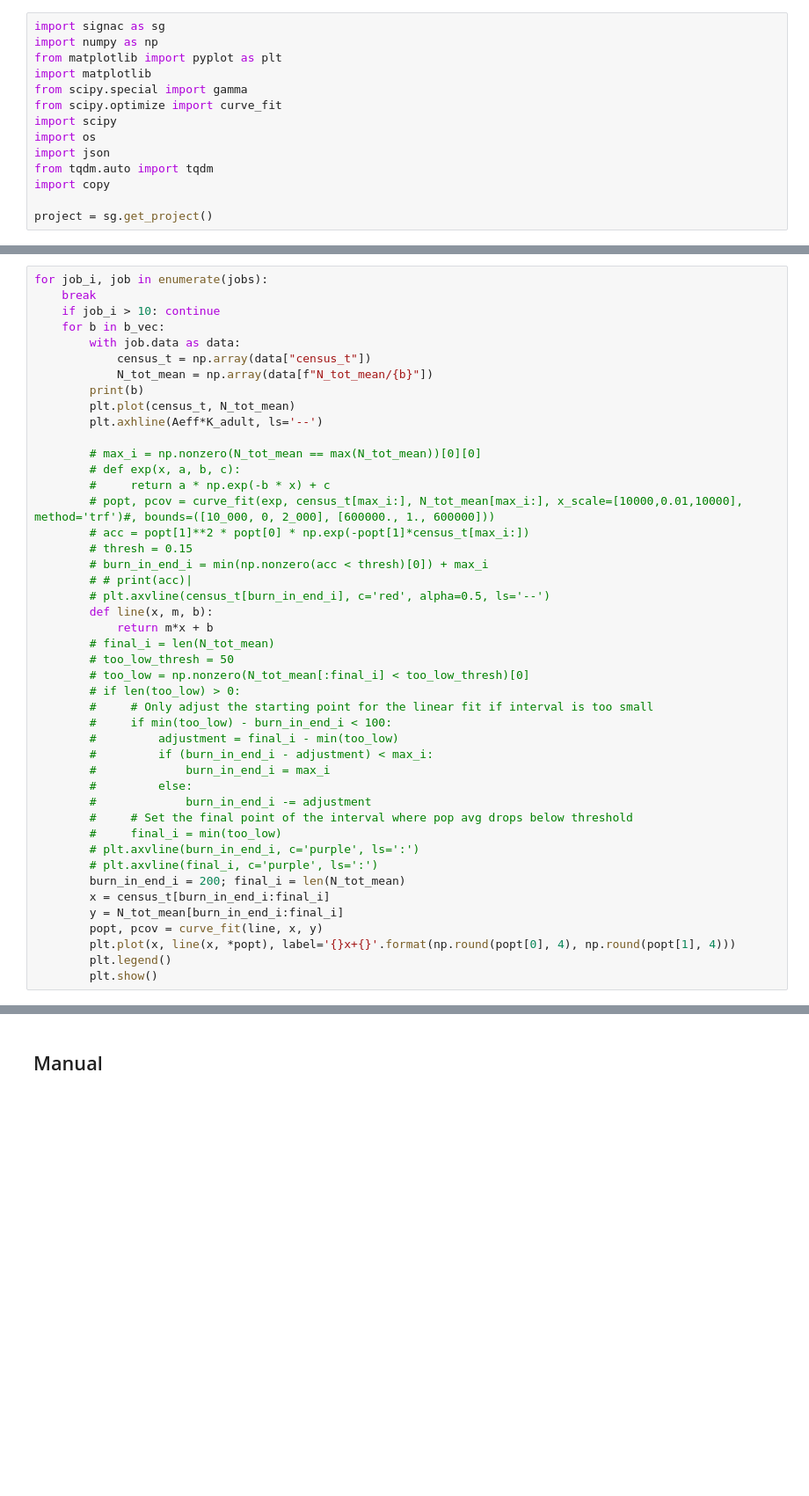
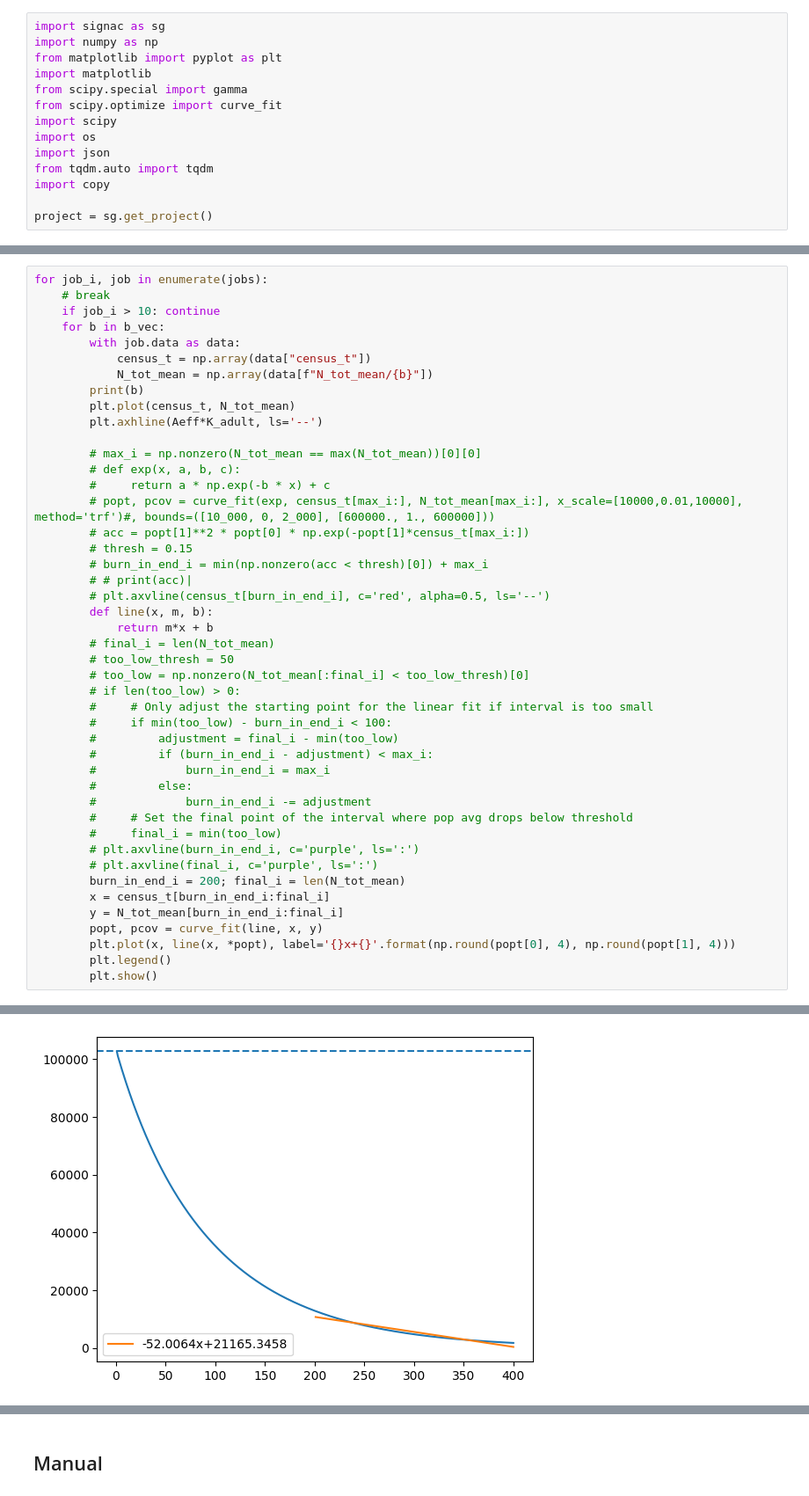
Before and after one commit to patricklawton/TecateCypress, a Jupyter notebook: sensitivity/viz.ipynb, the cells around one changed output, grey strips where cells are left out. Shown at 88% size. Cells and saved outputs as stored; diff of their text form; blank space fills up the shorter version.

```diff
--- a/sensitivity/viz.ipynb
+++ b/sensitivity/viz.ipynb
@@ -40,6 +44,6 @@ K_adult = mort_params['K_adult']
 # %%
 for job_i, job in enumerate(jobs):
-    break
+    # break
     if job_i > 10: continue
     for b in b_vec:
         with job.data as data:
@@ -82,3 +86,4 @@ for job_i, job in enumerate(jobs):
         plt.plot(x, line(x, *popt), label='{}x+{}'.format(np.round(popt[0], 4), np.round(popt[1], 4)))
         plt.legend()
         plt.show()
+# %% [output]
@@ -84,0 +91 @@ for job_i, job in enumerate(jobs):
+[figure, added]
```
Also changed, not shown: parts of 10 cells of this notebook, 21 other files.
